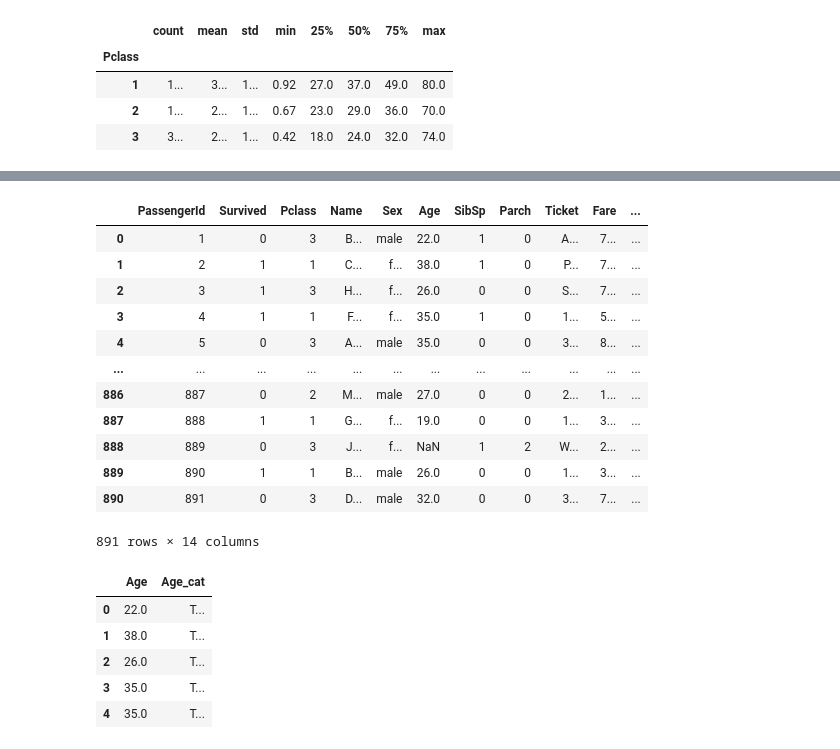
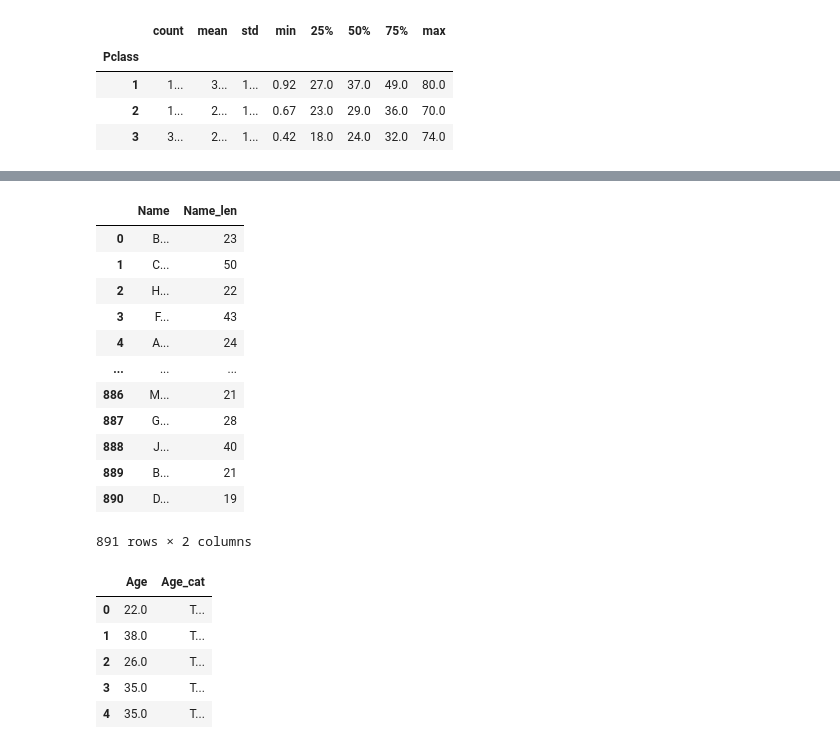
Before and after one commit to rmadmswk/BigData, a Jupyter notebook: m6_머신러닝알고리즘/ml_판다스.ipynb, the cells around one changed output, grey strips where cells are left out. Drawn from its saved outputs; the diff is of its cells as text; code cells hidden in the pictures.

```diff
--- a/m6_머신러닝알고리즘/ml_판다스.ipynb
+++ b/m6_머신러닝알고리즘/ml_판다스.ipynb
@@ -223,21 +227,21 @@ dtype: int64
 # %%
 # [과제] t_df의 name 컬럼을 이용하여 각 name의 알파벳 글자수를 표현하는 새로운 컬럼 Name_len을 출력하세요(람다식 이용)
-t_df['Name_len'] = t_df['Name'].apply(lambda x : len(x))
-t_df
+t_df['Name_len'] = t_df['Name'].apply(lambda x: len(x.strip('.,()')))
+t_df[['Name','Name_len']]
 # %% [output]
-|  | PassengerId | Survived | Pclass | Name | Sex | Age | SibSp | Parch | Ticket | Fare | ... |
-| 0 | 1 | 0 | 3 | B... | male | 22.0 | 1 | 0 | A... | 7... | ... |
-| 1 | 2 | 1 | 1 | C... | f... | 38.0 | 1 | 0 | P... | 7... | ... |
-| 2 | 3 | 1 | 3 | H... | f... | 26.0 | 0 | 0 | S... | 7... | ... |
-| 3 | 4 | 1 | 1 | F... | f... | 35.0 | 1 | 0 | 1... | 5... | ... |
-| 4 | 5 | 0 | 3 | A... | male | 35.0 | 0 | 0 | 3... | 8... | ... |
-| ... | ... | ... | ... | ... | ... | ... | ... | ... | ... | ... | ... |
-| 886 | 887 | 0 | 2 | M... | male | 27.0 | 0 | 0 | 2... | 1... | ... |
-| 887 | 888 | 1 | 1 | G... | f... | 19.0 | 0 | 0 | 1... | 3... | ... |
-| 888 | 889 | 0 | 3 | J... | f... | NaN | 1 | 2 | W... | 2... | ... |
-| 889 | 890 | 1 | 1 | B... | male | 26.0 | 0 | 0 | 1... | 3... | ... |
-| 890 | 891 | 0 | 3 | D... | male | 32.0 | 0 | 0 | 3... | 7... | ... |
+|  | Name | Name_len |
+| 0 | B... | 23 |
+| 1 | C... | 50 |
+| 2 | H... | 22 |
+| 3 | F... | 43 |
+| 4 | A... | 24 |
+| ... | ... | ... |
+| 886 | M... | 21 |
+| 887 | G... | 28 |
+| 888 | J... | 40 |
+| 889 | B... | 21 |
+| 890 | D... | 19 |
-891 rows × 14 columns
+891 rows × 2 columns
 # %%
 # [과제] t_df의 Age 컬럼을 이용하여 새로운 컬럼 Age_cat를 사용자 함수를 이용하여 출력하세요(7개 카테고리)
 def get_category(age):
```
Also changed, not shown: parts of 9 cells of this notebook, 1 other file.
